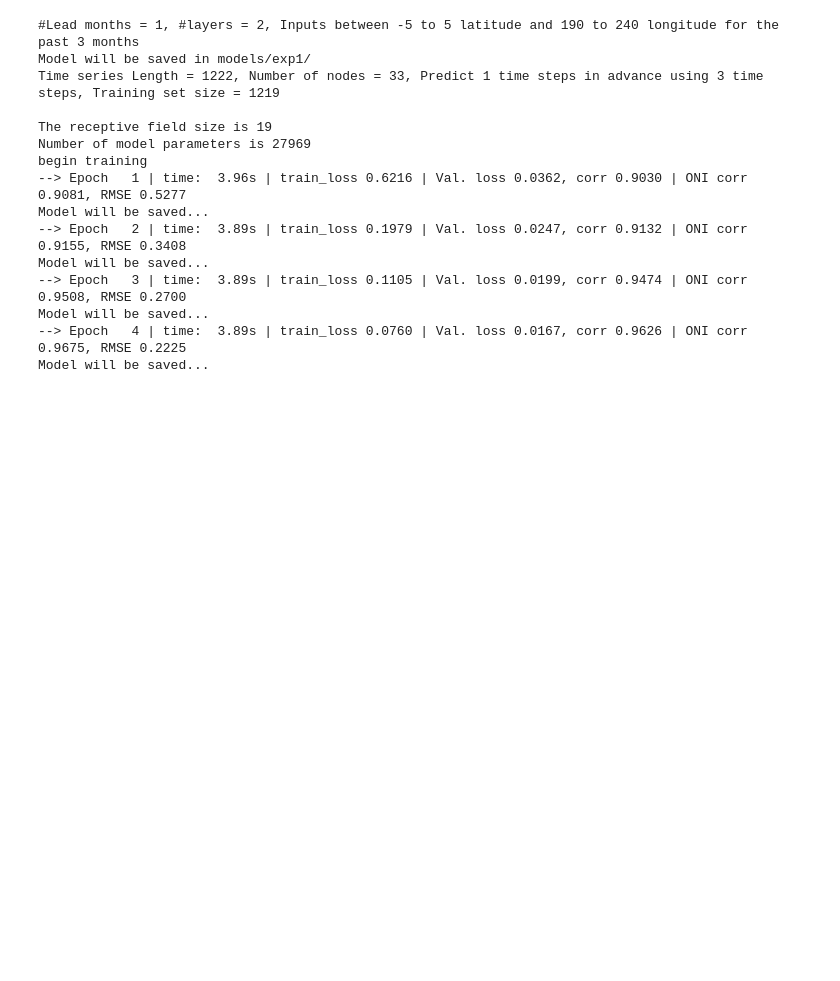
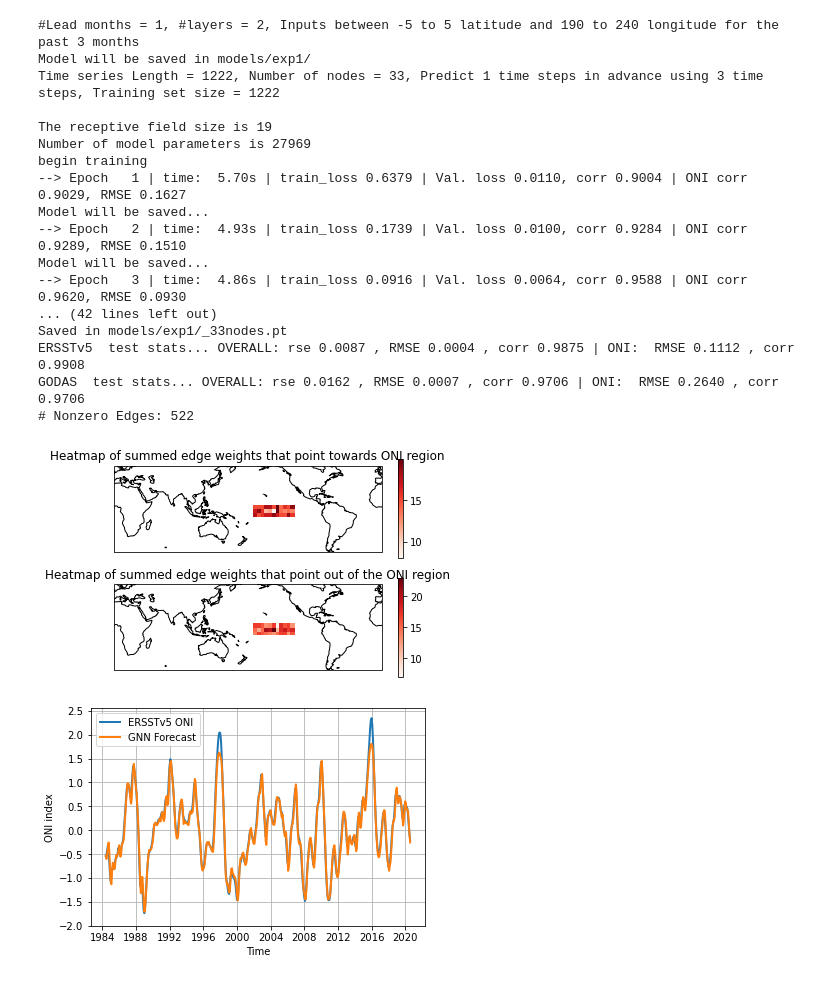
Before and after one commit to salvaRC/ProjectX_ENSO_GNN, a Jupyter notebook: experiment1.ipynb, the cells around one changed output. Saved outputs shown, nothing was run; the diff lists cells and outputs as text; code cells hidden in the pictures; blank space fills up the shorter version.

```diff
--- a/experiment1.ipynb
+++ b/experiment1.ipynb
@@ -23,22 +20,25 @@ test_dates=("1984-01", "2020-08")
 parser = get_argparser(experiment="ERSSTv5")
 args = parser.parse_args("")
 args.data_dir = data_dir
+args.batch_size = 32
+args.resolution = 5
 args.lon_min = 190
 args.lon_max = 240
 args.lat_min = -5
 args.lat_max = 5
 args.window = 3
-args.epochs = 50
+args.epochs = 150
 args.layers = 2
+args.lr = 1e-4
 args.prelu = True
-args.save = "models/exp1/"
+args.dropout = 0.1
 # %%
 def train_exp1(args, reader):
     print(f"#Lead months = {args.horizon}, #layers = {args.layers}, Inputs between "
-      f"{args.lat_min} to {args.lat_max} latitude and {args.lon_min} to {args.lon_max} longitude "
-      f"for the past {args.window} months")
+          f"{args.lat_min} to {args.lat_max} latitude and {args.lon_min} to {args.lon_max} longitude "
+          f"for the past {args.window} months")
 
-    flattened_ssta, train_mask = read_ssta(index=args.index, get_mask=True, resolution=args.resolution, reader=reader)
+    flattened_ssta, train_mask = read_ssta(data_dir=args.data_dir, index=args.index, get_mask=True, resolution=args.resolution, reader=reader)
     args.mask = train_mask
 
     print("Model will be saved in", args.save)
@@ -52,48 +52,63 @@ def eval_model(args, test_set="ERSSTv5"):
     evaluateL1 = nn.L1Loss().to(args.device)
 
     Data = IndexLoader(args, test_set=test_set, start_date="1984-01", end_date="2020-08", data_dir=data_dir)
-    test_acc, test_rae, test_corr, oni_test_stats, preds, Ytrue = evaluate(Data, Data.test[0], Data.test[1],
-                                                                           model,evaluateL2, evaluateL1, args,
-                                                                           return_oni_preds=True)
+    if test_set == "ERSSTv5":
+        test_acc, test_rae, test_corr, oni_test_stats, preds, Ytrue = evaluate(Data, Data.test[0], Data.test[1],
+                                                                               model, evaluateL2, evaluateL1, args,
+                                                                               return_oni_preds=True)
+    else:
+        test_acc, test_rae, test_corr, oni_test_stats, preds, Ytrue = evaluate_index(Data, Data.test[0], Data.test[1],
+                                                                                     model, evaluateL2, evaluateL1,
+                                                                                     args,
+                                                                                     return_oni_preds=True)
+
     print(test_set, " test stats... OVERALL: rse {:5.4f} , RMSE {:5.4f} , corr {:5.4f}"
                     " | ONI:  RMSE {:5.4f} , corr {:5.4f}"
           .format(test_acc, test_rae, test_corr, oni_test_stats["RMSE"], oni_test_stats["Corrcoef"]))
     return preds, Ytrue, Data.semantic_time_steps
 # %%
 def train_and_eval(args):
-    reader = data_reader(startdate=args.start_date, enddate=args.end_date,
+    reader = data_reader(data_dir=data_dir,
+                         startdate=train_dates[0], enddate=test_dates[1],
                          lon_min=args.lon_min, lon_max=args.lon_max,
                          lat_min=args.lat_min, lat_max=args.lat_max)
 
     train_exp1(args, reader=reader)
 
-    ## Eval test scores
+    # Eval test scores
     preds, Y, time_axis = eval_model(args, "ERSSTv5")
     _, _, _ = eval_model(args, "GODAS")
 
-    ## Plot learned edges
-    heatmap_of_edges(file_path, args=args, reader=reader, index=args.index, min_weight=1e-4, data_dir=args.data_dir)
+    # Plot learned edges
+    heatmap_of_edges(file_path=args.save, args=args, reader=reader, index=args.index, min_weight=1e-4,
+                     data_dir=args.data_dir)
 
-
-    plot_time_series(Y, preds, time_steps=time_axis, labels=["ERSSTv5 ONI", "GNN Forecast"],
+    # PLot ONI timeseries
+    oni_preds, oni_Y = preds.mean(axis=1), Y.mean(axis=1)
+    plot_time_series(oni_Y, oni_preds, time_steps=time_axis, labels=["ERSSTv5 ONI", "GNN Forecast"],
                      ylabel=f"{args.index} index",  save_to=None)
 # %%
 args.horizon = 1
 args.epochs = 25
+args.save = model_dir + "1mon_lead"
 train_and_eval(args)
 # %% [output]
 #Lead months = 1, #layers = 2, Inputs between -5 to 5 latitude and 190 to 240 longitude for the past 3 months
 Model will be saved in models/exp1/
-Time series Length = 1222, Number of nodes = 33, Predict 1 time steps in advance using 3 time steps, Training set size = 1219
+Time series Length = 1222, Number of nodes = 33, Predict 1 time steps in advance using 3 time steps, Training set size = 1222
 
 The receptive field size is 19
 Number of model parameters is 27969
 begin training
---> Epoch   1 | time:  3.96s | train_loss 0.6216 | Val. loss 0.0362, corr 0.9030 | ONI corr 0.9081, RMSE 0.5277
+--> Epoch   1 | time:  5.70s | train_loss 0.6379 | Val. loss 0.0110, corr 0.9004 | ONI corr 0.9029, RMSE 0.1627
 Model will be saved...
---> Epoch   2 | time:  3.89s | train_loss 0.1979 | Val. loss 0.0247, corr 0.9132 | ONI corr 0.9155, RMSE 0.3408
+--> Epoch   2 | time:  4.93s | train_loss 0.1739 | Val. loss 0.0100, corr 0.9284 | ONI corr 0.9289, RMSE 0.1510
 Model will be saved...
---> Epoch   3 | time:  3.89s | train_loss 0.1105 | Val. loss 0.0199, corr 0.9474 | ONI corr 0.9508, RMSE 0.2700
-Model will be saved...
---> Epoch   4 | time:  3.89s | train_loss 0.0760 | Val. loss 0.0167, corr 0.9626 | ONI corr 0.9675, RMSE 0.2225
-Model will be saved...
+--> Epoch   3 | time:  4.86s | train_loss 0.0916 | Val. loss 0.0064, corr 0.9588 | ONI corr 0.9620, RMSE 0.0930
+... (42 lines left out)
+Saved in models/exp1/_33nodes.pt
+ERSSTv5  test stats... OVERALL: rse 0.0087 , RMSE 0.0004 , corr 0.9875 | ONI:  RMSE 0.1112 , corr 0.9908
+GODAS  test stats... OVERALL: rse 0.0162 , RMSE 0.0007 , corr 0.9706 | ONI:  RMSE 0.2640 , corr 0.9706
+# Nonzero Edges: 522
+[figure, added]
+[figure, added]
```
Also changed, not shown: parts of 6 cells of this notebook, 8 other files.
